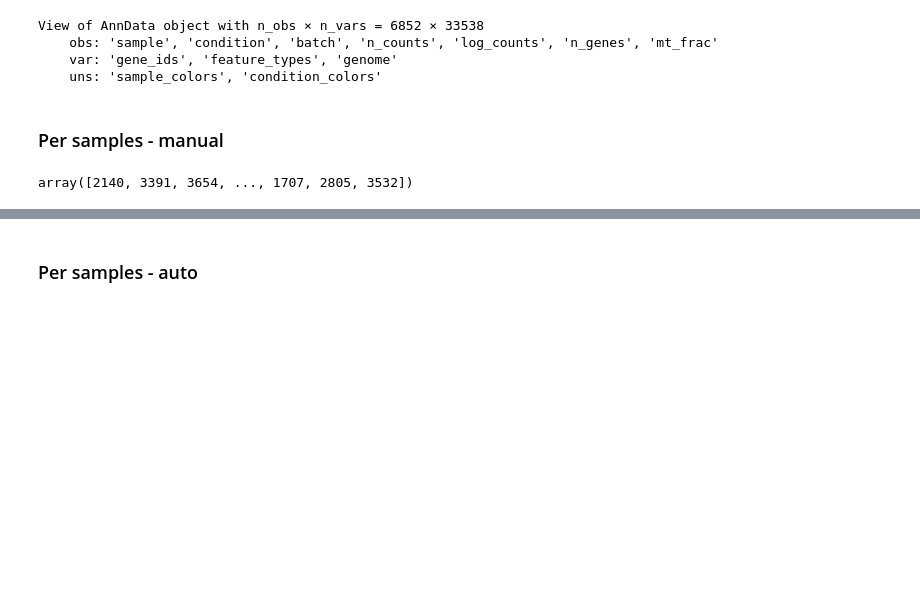
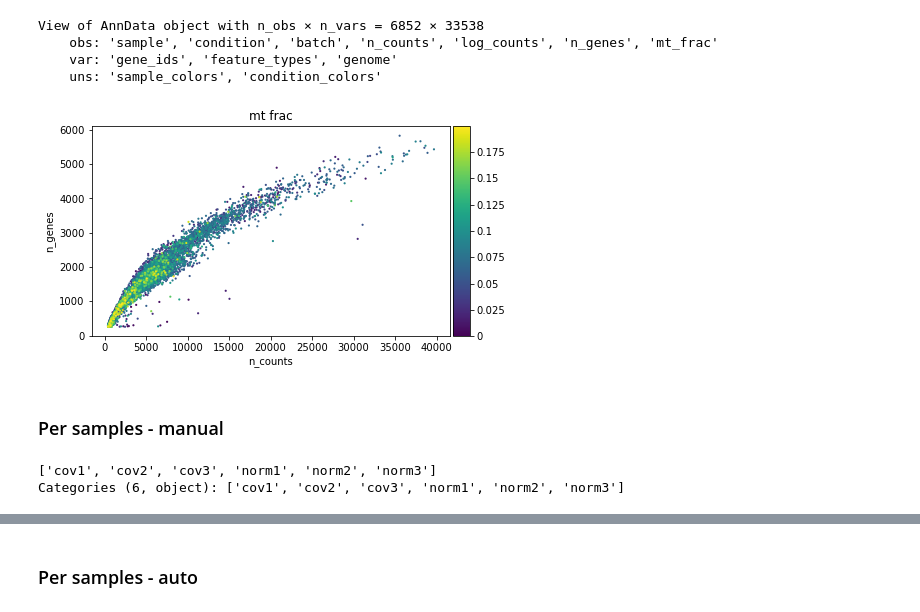
Before and after one commit to ipanj/DDD_disk, a Jupyter notebook: notebooks/covid_sc_analysis_chris.ipynb, the cells around one changed output, grey strips where cells are left out. Drawn from its saved outputs; the diff is of its cells as text; code cells hidden in the pictures; blank space fills up the shorter version.

```diff
--- a/notebooks/covid_sc_analysis_chris.ipynb
+++ b/notebooks/covid_sc_analysis_chris.ipynb
@@ -395,5 +397,5 @@ p1 = sc.pl.scatter(adata_flt_all_man, 'n_counts', 'n_genes', color='mt_frac')
 # %%
-def determine_threshold (adata, n = 3, mode = 'mad', min = True, max = True):
+def determine_threshold (adata, n = 3, mode = 'mad', min = True, max = True, ngene_tresh = True):
     if mode == 'mad':
         if min:
             min_threshold = np.median(adata.obs['log_counts']) - n * \
@@ -401,7 +403,10 @@ def determine_threshold (adata, n = 3, mode = 'mad', min = True, max = True):
         if max:
             max_threshold = np.median(adata.obs['log_counts']) + n * \
             np.median(np.absolute(adata.obs['log_counts'] - np.median(adata.obs['log_counts'])))
-        return min_threshold, max_threshold
+        if ngene_tresh:
+            min_ngenes_threshold = np.median(adata.obs['log_n_genes']) - n * \
+            np.median(np.absolute(adata.obs['log_n_genes'] - np.median(adata.obs['log_n_genes'])))
+        return min_threshold, max_threshold, min_ngenes_threshold
 # %%
 determine_threshold(adata)
 # %% [output]
@@ -409,5 +414,5 @@ determine_threshold(adata)
 # %%
-def qc_count (adata, min = True, max = True, mt = False, max_mt_frac = None, n = 3):
+def qc_count (adata, min = True, max = True, mt = False, max_mt_frac = None, n = 3, ngene_tresh = True):
     if min:
         min_value = determine_threshold(adata, n = n)[0]
         print(min_value)
@@ -420,6 +425,12 @@ def qc_count (adata, min = True, max = True, mt = False, max_mt_frac = None, n =
         print(np.exp(max_value))
         adata = adata[adata.obs['log_counts'] < max_value, :]
         print (adata.shape)
+    if ngene_tresh:
+        min_ngenes_threshold = determine_threshold(adata, n = n)[2]
+        print(min_ngenes_threshold)
+        print(np.exp(min_ngenes_threshold))
+        adata = adata[adata.obs['log_n_genes'] > min_ngenes_threshold, :]
+        print (adata.shape)
     if mt:
         adata = adata[adata.obs['mt_frac'] < max_mt_frac, :]
         print (adata.shape)
@@ -454,9 +470,14 @@ View of AnnData object with n_obs × n_vars = 6852 × 33538
     obs: 'sample', 'condition', 'batch', 'n_counts', 'log_counts', 'n_genes', 'mt_frac'
     var: 'gene_ids', 'feature_types', 'genome'
     uns: 'sample_colors', 'condition_colors'
+# %%
+p1 = sc.pl.scatter(adata_flt_all_auto, 'n_counts', 'n_genes', color='mt_frac')
+# %% [output]
+[figure, added]
 # %% [markdown]
 ### Per samples - manual
 # %%
-adata.obs['n_genes'].unique()
+adata.obs['sample'].unique()
 # %% [output]
-array([2140, 3391, 3654, ..., 1707, 2805, 3532])
+['cov1', 'cov2', 'cov3', 'norm1', 'norm2', 'norm3']
+Categories (6, object): ['cov1', 'cov2', 'cov3', 'norm1', 'norm2', 'norm3']
```
Also changed, not shown: parts of 10 cells of this notebook.
